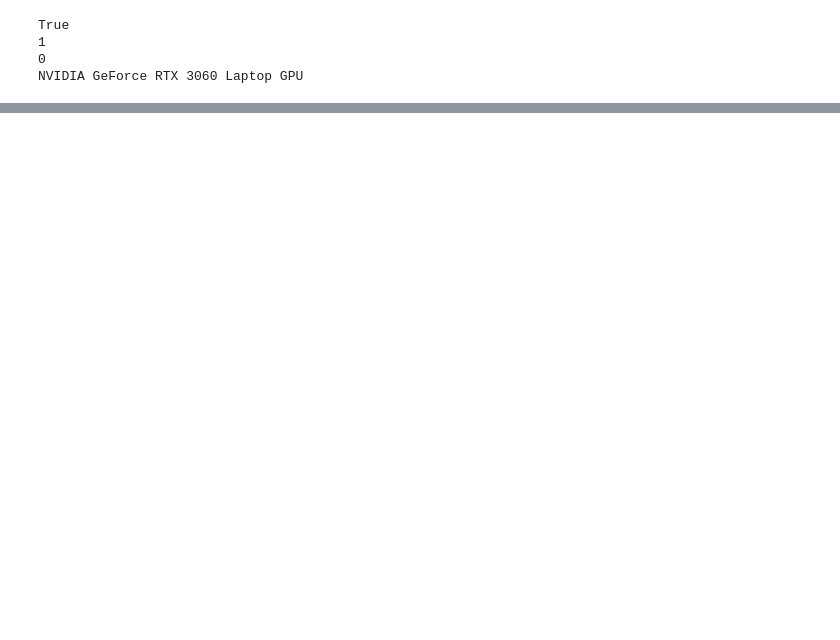
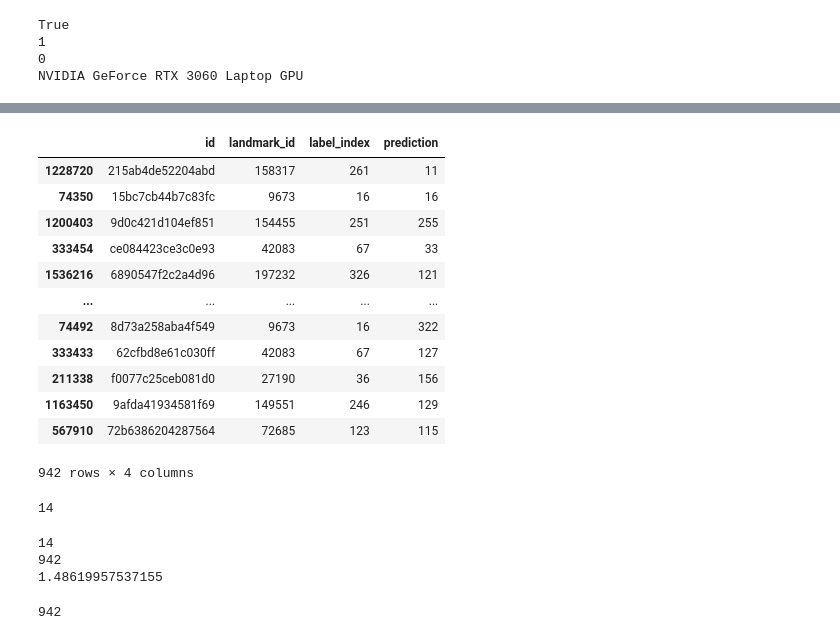
Before and after one commit to davidpetrov/Google-Landmark-Recognition-2021, a Jupyter notebook: data-exploration.ipynb, the cells around one changed output, grey strips where cells are left out. Saved outputs shown, nothing was run; the diff lists cells and outputs as text; code cells hidden in the pictures; blank space fills up the shorter version.

```diff
--- a/data-exploration.ipynb
+++ b/data-exploration.ipynb
@@ -665,0 +734,15 @@ Please supply at least one subcommand: build, check, develop, disable, enable, i
+# %%
+# Function to get predictions
+def get_predictions(model, loader, device):
+    model.eval()
+    all_preds = []
+    with torch.no_grad():
+        for images, labels in loader:
+            images = images.to(device)
+            # labels = labels.to(device)
+            outputs = model(images)
+            _, preds = torch.max(outputs, 1)
+            all_preds.extend(preds.cpu().numpy())
+    return all_preds
+# %%
+predictions = get_predictions(efficient_net, val_dataloader, device)
@@ -665,0 +753,22 @@ Please supply at least one subcommand: build, check, develop, disable, enable, i
+# %%
+val_df_with_predictions = pd.DataFrame(val_df)
+val_df_with_predictions['prediction'] = predictions
+val_df_with_predictions
+# %% [output]
+|  | id | landmark_id | label_index | prediction |
+| 1228720 | 215ab4de52204abd | 158317 | 261 | 11 |
+| 74350 | 15bc7cb44b7c83fc | 9673 | 16 | 16 |
+| 1200403 | 9d0c421d104ef851 | 154455 | 251 | 255 |
+| 333454 | ce084423ce3c0e93 | 42083 | 67 | 33 |
+| 1536216 | 6890547f2c2a4d96 | 197232 | 326 | 121 |
+| ... | ... | ... | ... | ... |
+| 74492 | 8d73a258aba4f549 | 9673 | 16 | 322 |
+| 333433 | 62cfbd8e61c030ff | 42083 | 67 | 127 |
+| 211338 | f0077c25ceb081d0 | 27190 | 36 | 156 |
+| 1163450 | 9afda41934581f69 | 149551 | 246 | 129 |
+| 567910 | 72b6386204287564 | 72685 | 123 | 115 |
+942 rows × 4 columns
+# %%
+len(val_df_with_predictions[val_df_with_predictions['prediction'] == val_df_with_predictions['label_index']])
+# %% [output]
+14
@@ -665,0 +800,10 @@ Please supply at least one subcommand: build, check, develop, disable, enable, i
+# %%
+print(calculate_matching_percentage(val_df_with_predictions))
+# %% [output]
+14
+942
+1.48619957537155
+# %%
+len(val_df_with_predictions)
+# %% [output]
+942
```
Also changed, not shown: parts of 50 cells of this notebook, 1 other file.
